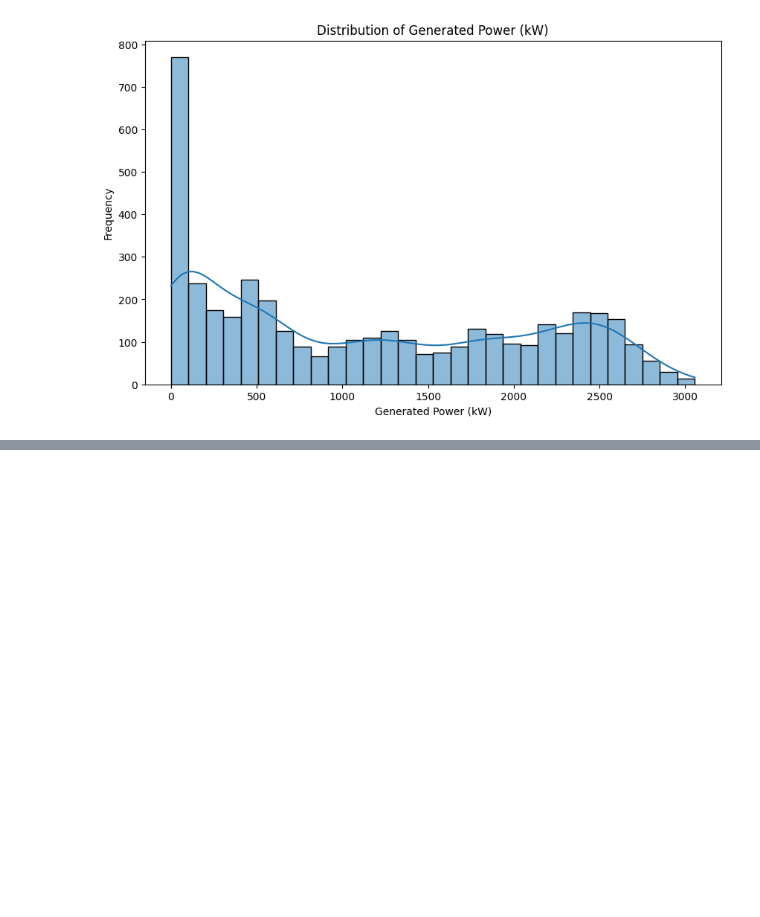
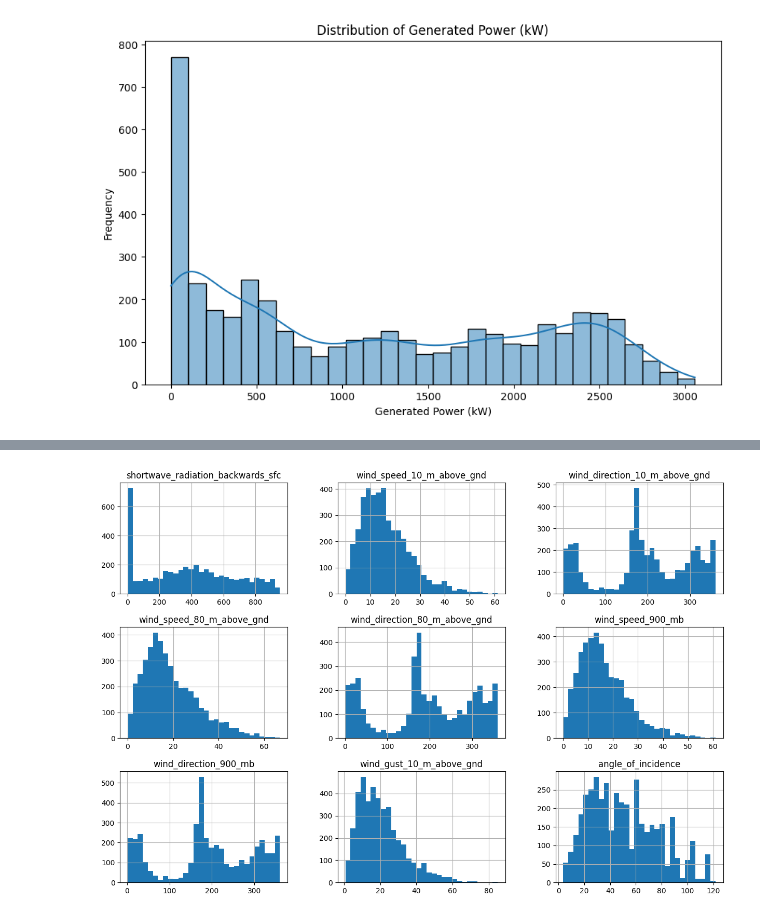
Before and after one commit to palak27210503/Week-1, a Jupyter notebook: Solar_Power_Prediction.ipynb, the cells around one changed output, grey strips where cells are left out. Saved outputs shown, nothing was run; the diff lists cells and outputs as text; code cells hidden in the pictures; blank space fills up the shorter version.

```diff
--- a/Solar_Power_Prediction.ipynb
+++ b/Solar_Power_Prediction.ipynb
@@ -126,0 +136,5 @@ plt.show()
+# %%
+df[df.columns[9:18]].hist(bins=30,figsize=(15,10))
+plt.show()
+# %% [output]
+[figure, added]
```
Also changed, not shown: parts of 8 cells of this notebook.
